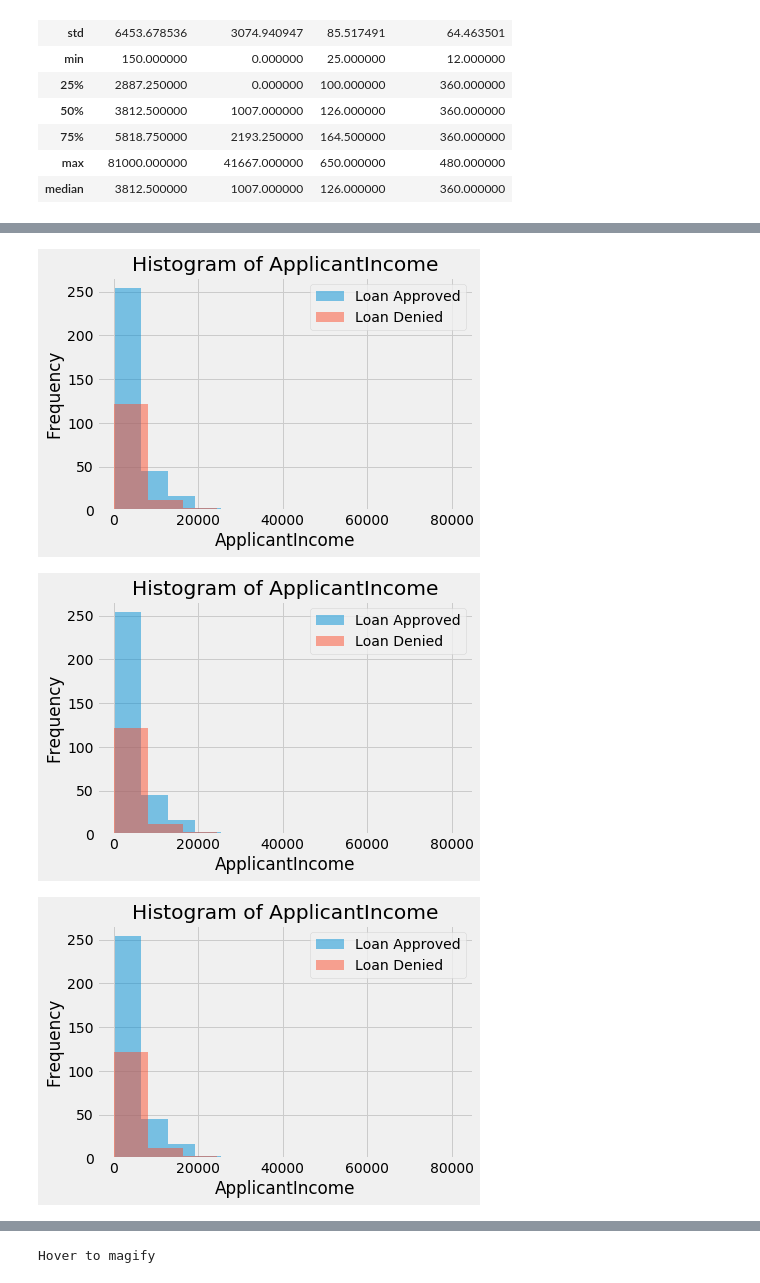
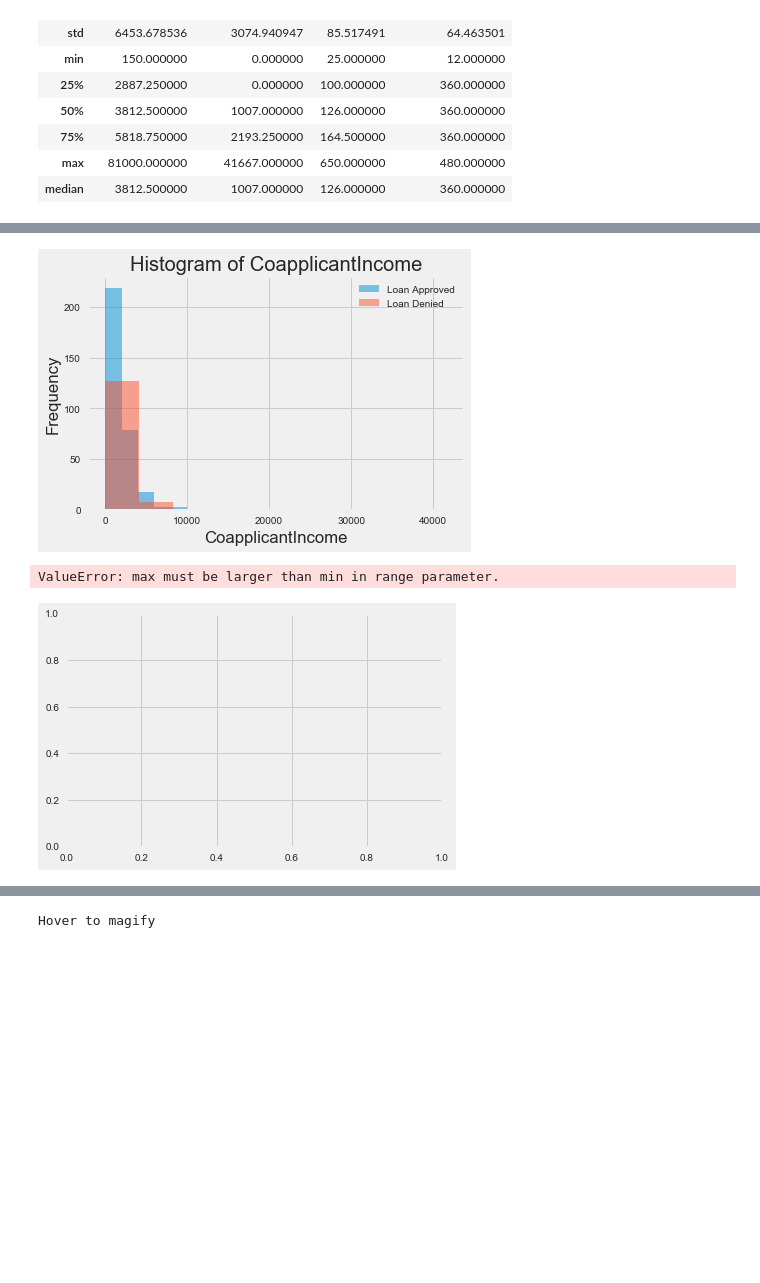
Before and after one commit to virenderdhiman/PyWorkSpace, a Jupyter notebook: LoanPrediction/LoanPredictionV2.ipynb, the cells around one changed output, grey strips where cells are left out. Cells and saved outputs as stored; diff of their text form; code cells hidden in the pictures; blank space fills up the shorter version.

```diff
--- a/LoanPrediction/LoanPredictionV2.ipynb
+++ b/LoanPrediction/LoanPredictionV2.ipynb
@@ -251,7 +253,7 @@ summarize(X_train[ratio_interval_cols])
 | max | 81000.000000 | 41667.000000 | 650.000000 | 480.000000 |
 | median | 3812.500000 | 1007.000000 | 126.000000 | 360.000000 |
 # %%
-for f in ratio_interval_cols:
+for col in ratio_interval_cols:
     plt.hist(X_train[y_train=='Y'][col], 10, alpha=0.5, label='Loan Approved')
     plt.hist(X_train[y_train=='N'][col], 10, alpha=0.5, label='Loan Denied')
     plt.legend(loc='upper right')
@@ -264,6 +266,6 @@ for f in ratio_interval_cols:
-[figure, old version]
+[figure, new version]
+ValueError: max must be larger than min in range parameter.
-[figure, old version]
+[figure, new version]
-[figure, removed]
 # %%
 #plot interval variables
 #v = meta[(meta.level == 'ratio' ) | (meta.level == 'interval') & (meta.keep)].index
```
Also changed, not shown: parts of 41 cells of this notebook.
